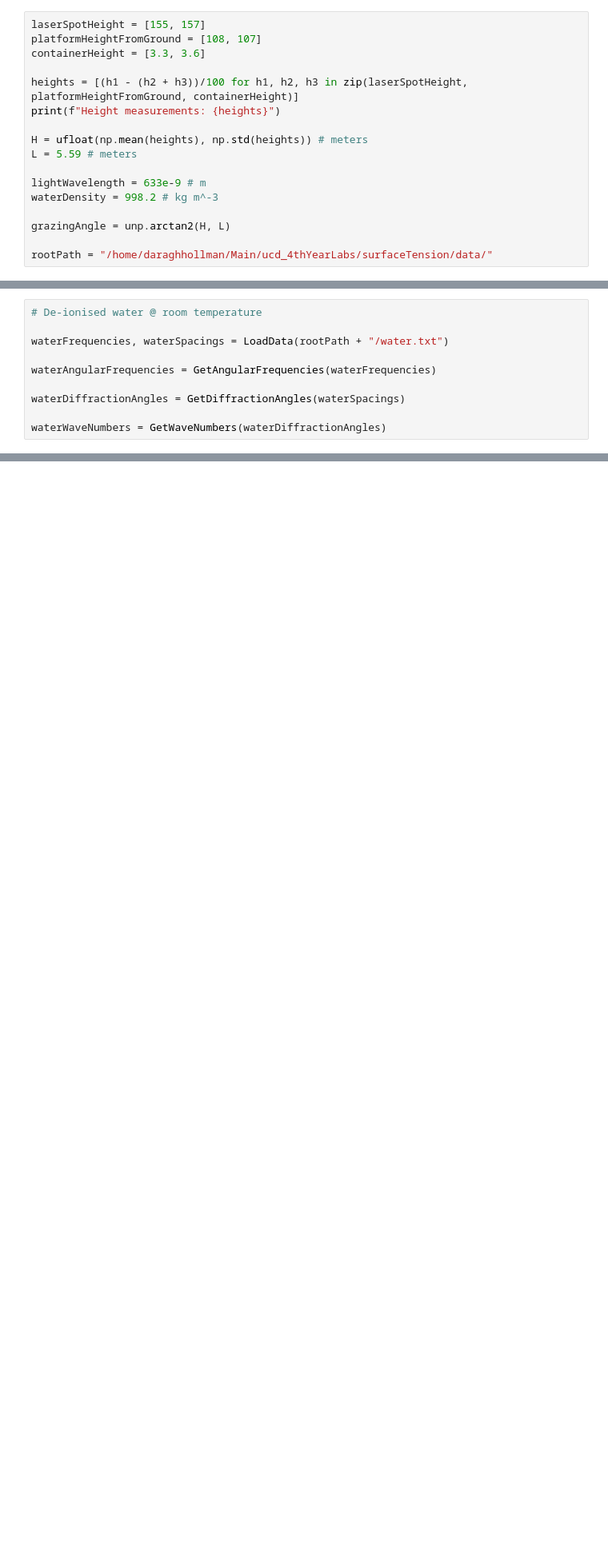
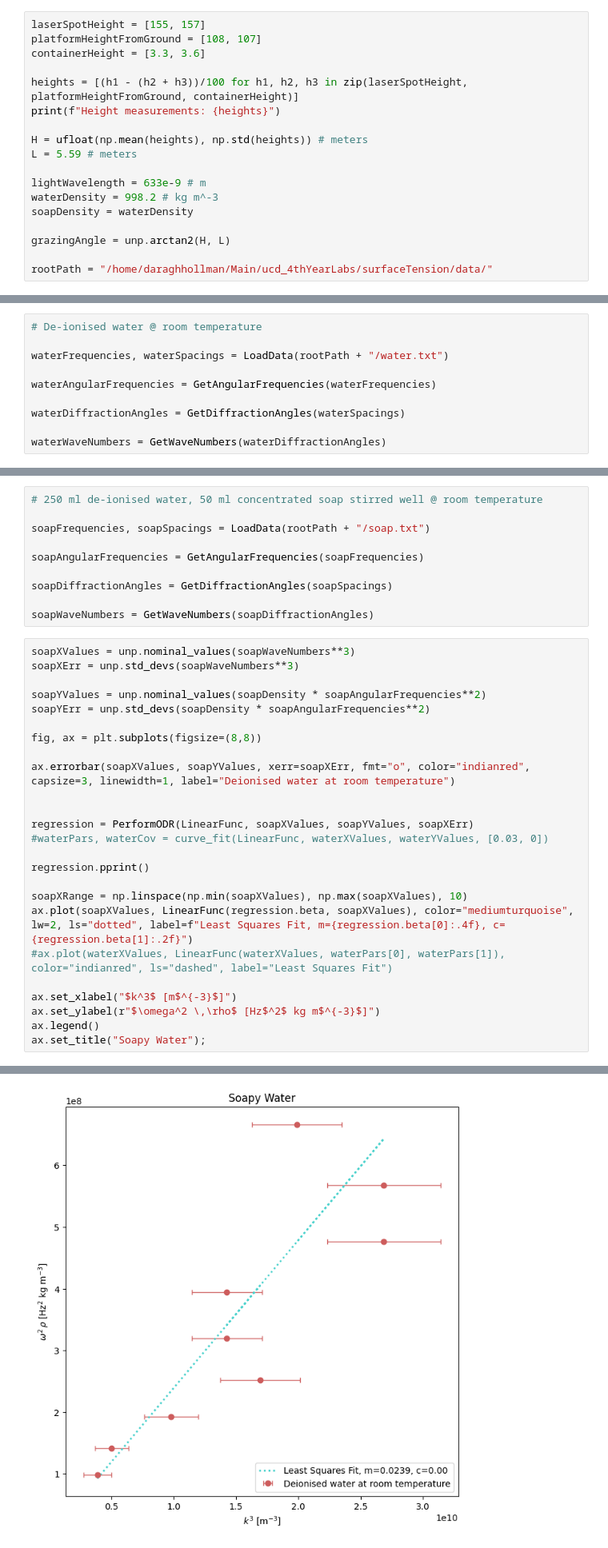
Before and after one commit to daraghhollman/UCD_4thYear_Labs, a Jupyter notebook: surfaceTension/python/Analysis.ipynb, the cells around one changed output, grey strips where cells are left out. Shown at 80% size. Cells and saved outputs as stored; diff of their text form; blank space fills up the shorter version.

```diff
--- a/surfaceTension/python/Analysis.ipynb
+++ b/surfaceTension/python/Analysis.ipynb
@@ -21,6 +21,7 @@ L = 5.59 # meters
 
 lightWavelength = 633e-9 # m
 waterDensity = 998.2 # kg m^-3
+soapDensity = waterDensity
 
 grazingAngle = unp.arctan2(H, L)
 
@@ -118,0 +121,36 @@ Text(0.5, 1.0, 'De-ionised Water')
+# %%
+# 250 ml de-ionised water, 50 ml concentrated soap stirred well @ room temperature
+
+soapFrequencies, soapSpacings = LoadData(rootPath + "/soap.txt")
+
+soapAngularFrequencies = GetAngularFrequencies(soapFrequencies)
+
+soapDiffractionAngles = GetDiffractionAngles(soapSpacings)
+
+soapWaveNumbers = GetWaveNumbers(soapDiffractionAngles)
+# %%
+soapXValues = unp.nominal_values(soapWaveNumbers**3)
+soapXErr = unp.std_devs(soapWaveNumbers**3)
+
+soapYValues = unp.nominal_values(soapDensity * soapAngularFrequencies**2)
+soapYErr = unp.std_devs(soapDensity * soapAngularFrequencies**2)
+
+fig, ax = plt.subplots(figsize=(8,8))
+
+ax.errorbar(soapXValues, soapYValues, xerr=soapXErr, fmt="o", color="indianred", capsize=3, linewidth=1, label="Deionised water at room temperature")
+
+
+regression = PerformODR(LinearFunc, soapXValues, soapYValues, soapXErr)
+#waterPars, waterCov = curve_fit(LinearFunc, waterXValues, waterYValues, [0.03, 0])
+
+regression.pprint()
+
+soapXRange = np.linspace(np.min(soapXValues), np.max(soapXValues), 10)
+ax.plot(soapXValues, LinearFunc(regression.beta, soapXValues), color="mediumturquoise", lw=2, ls="dotted", label=f"Least Squares Fit, m={regression.beta[0]:.4f}, c={regression.beta[1]:.2f}")
+#ax.plot(waterXValues, LinearFunc(waterXValues, waterPars[0], waterPars[1]), color="indianred", ls="dashed", label="Least Squares Fit")
+
+ax.set_xlabel("$k^3$ [m$^{-3}$]")
+ax.set_ylabel(r"$\omega^2 \,\rho$ [Hz$^2$ kg m$^{-3}$]")
+ax.legend()
+ax.set_title("Soapy Water");
+# %% [output]
@@ -118,0 +166 @@ Text(0.5, 1.0, 'De-ionised Water')
+[figure, added]
```
Also changed, not shown: parts of 5 cells of this notebook, 1 other file.
